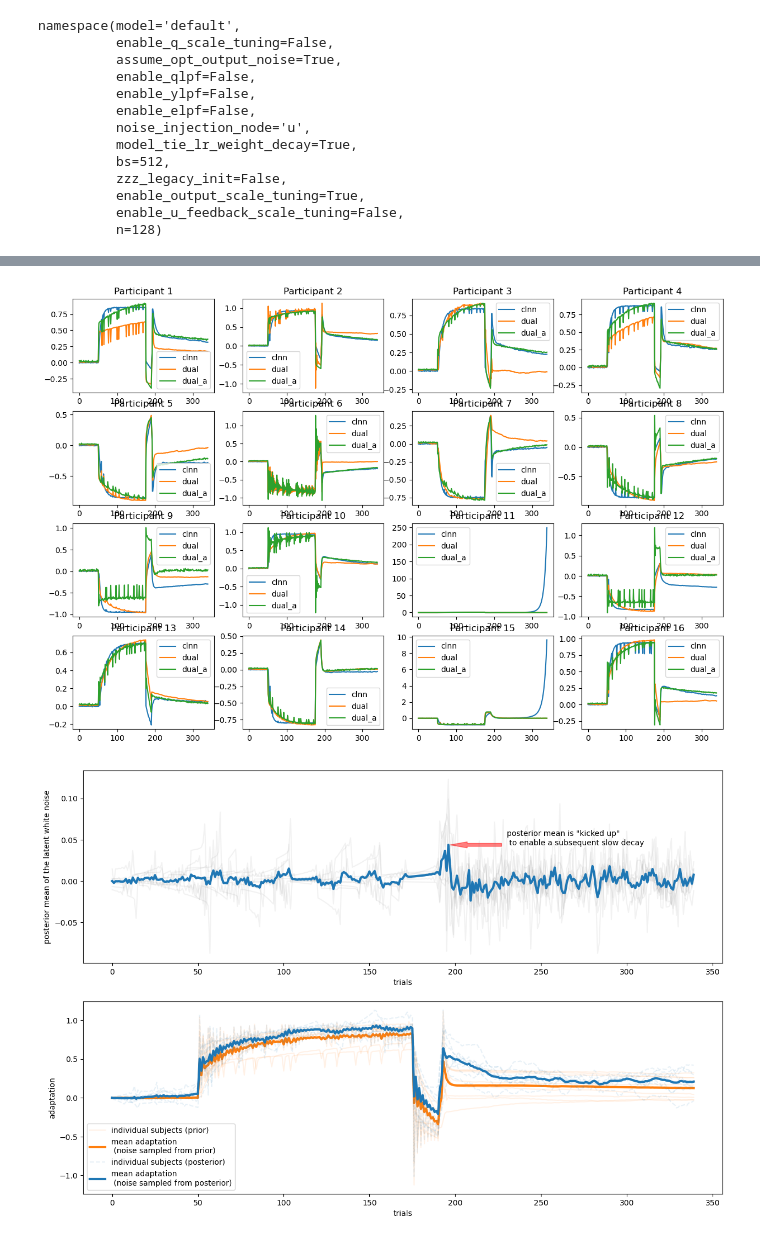
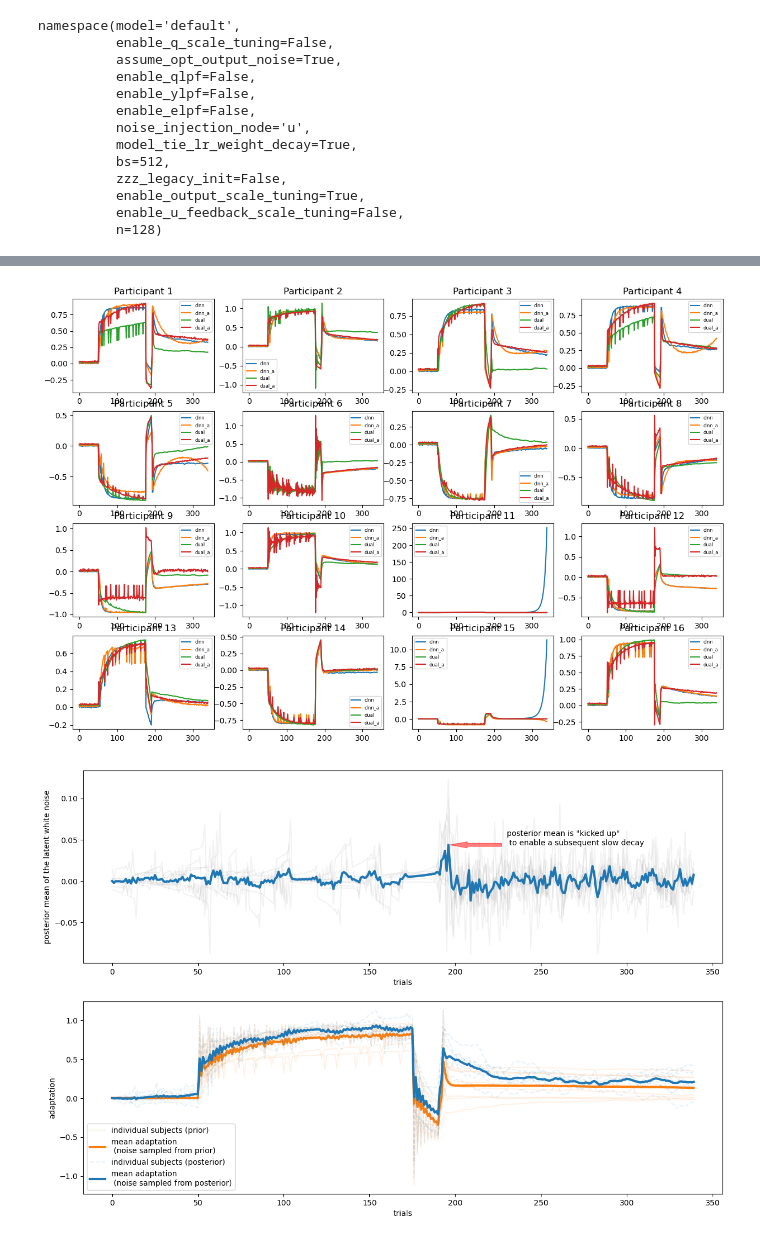
Before and after one commit to sashkarivkind/contextual_frogs, a Jupyter notebook: experimental/optim/spectrumCLNNandDual.ipynb, the cells around one changed output, grey strips where cells are left out. Saved outputs shown, nothing was run; the diff lists cells and outputs as text; code cells hidden in the pictures.

```diff
--- a/experimental/optim/spectrumCLNNandDual.ipynb
+++ b/experimental/optim/spectrumCLNNandDual.ipynb
@@ -140,7 +140,7 @@ run_specs = {
 run_specs = {
     'clnn':     'realthing403uuu_seedsFX',
     # 'clnn_new': 'realthing403uuuUfb_seedsREF1',
-    # 'clnn_a':   'realthing403ctrl_seedsFX',
+    'clnn_a':   'realthing403ctrl_seedsFX',
     'dual':     'realthing403dualxxx_seedsFX',
     'dual_a':   'realthing403dualaaa_seedsFX',
 }
@@ -287,14 +287,14 @@ for i in range(1,17):
 # %%
 #subplot all the 16 participant results
 plt.figure(figsize=(15,10))
 for i in range(1,17):
     plt.subplot(4, 4, i)
     plt.title(f'Participant {i}')
     for mm, model_name in enumerate(run_specs.keys()):
         plt.plot(preds[model_name][i].mean(axis=-1)+mm*0.01, label=model_name)
-    plt.legend()
+    plt.legend(fontsize=6)
 # %% [output]
-[figure, old version]
+[figure, new version]
 # %%
 def create_dual_plots(mu_list_aligned, preds, preds_posterior, polarities, run_name):
     plt.figure(figsize=(15,10))
```
Also changed, not shown: parts of 7 cells of this notebook.
